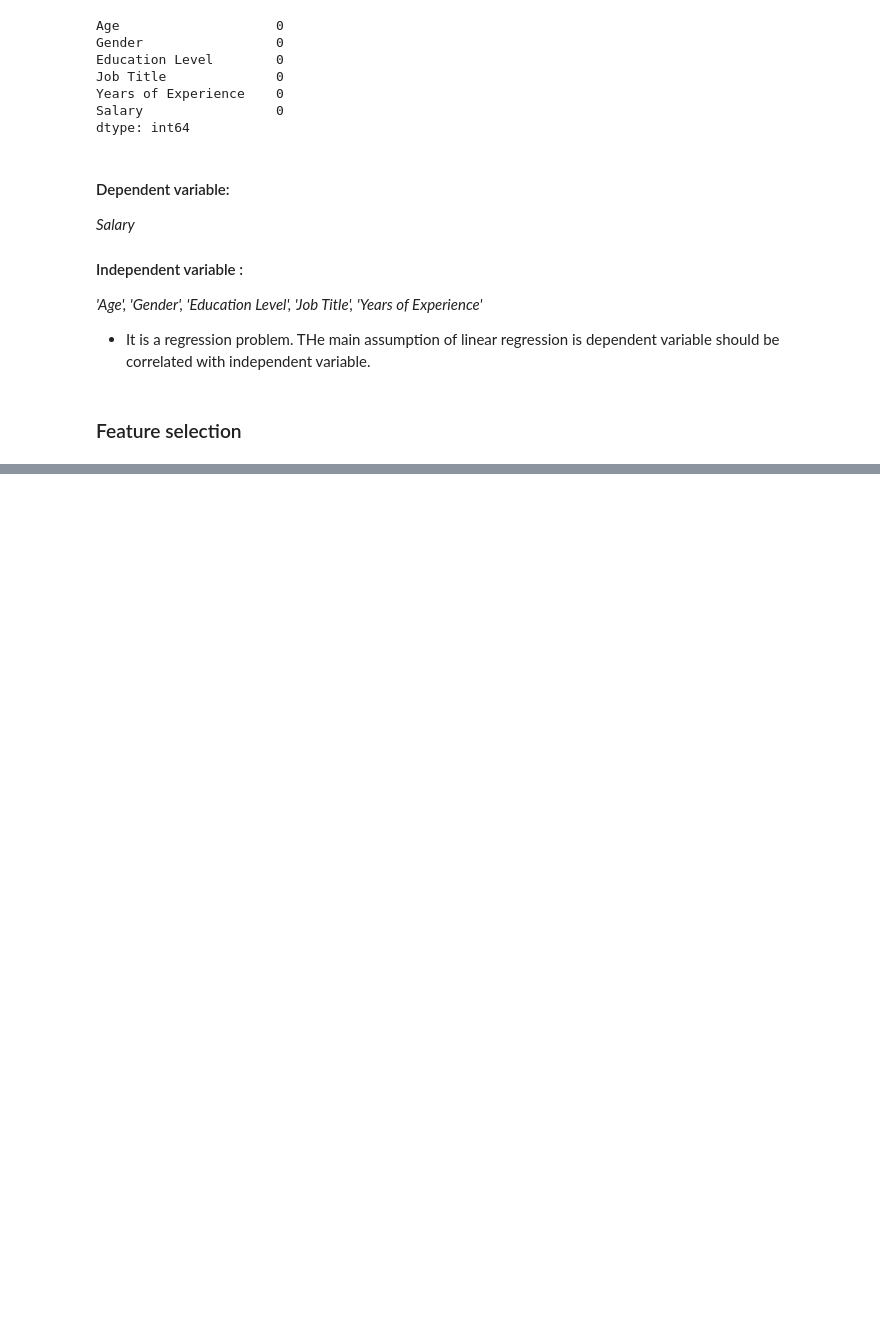
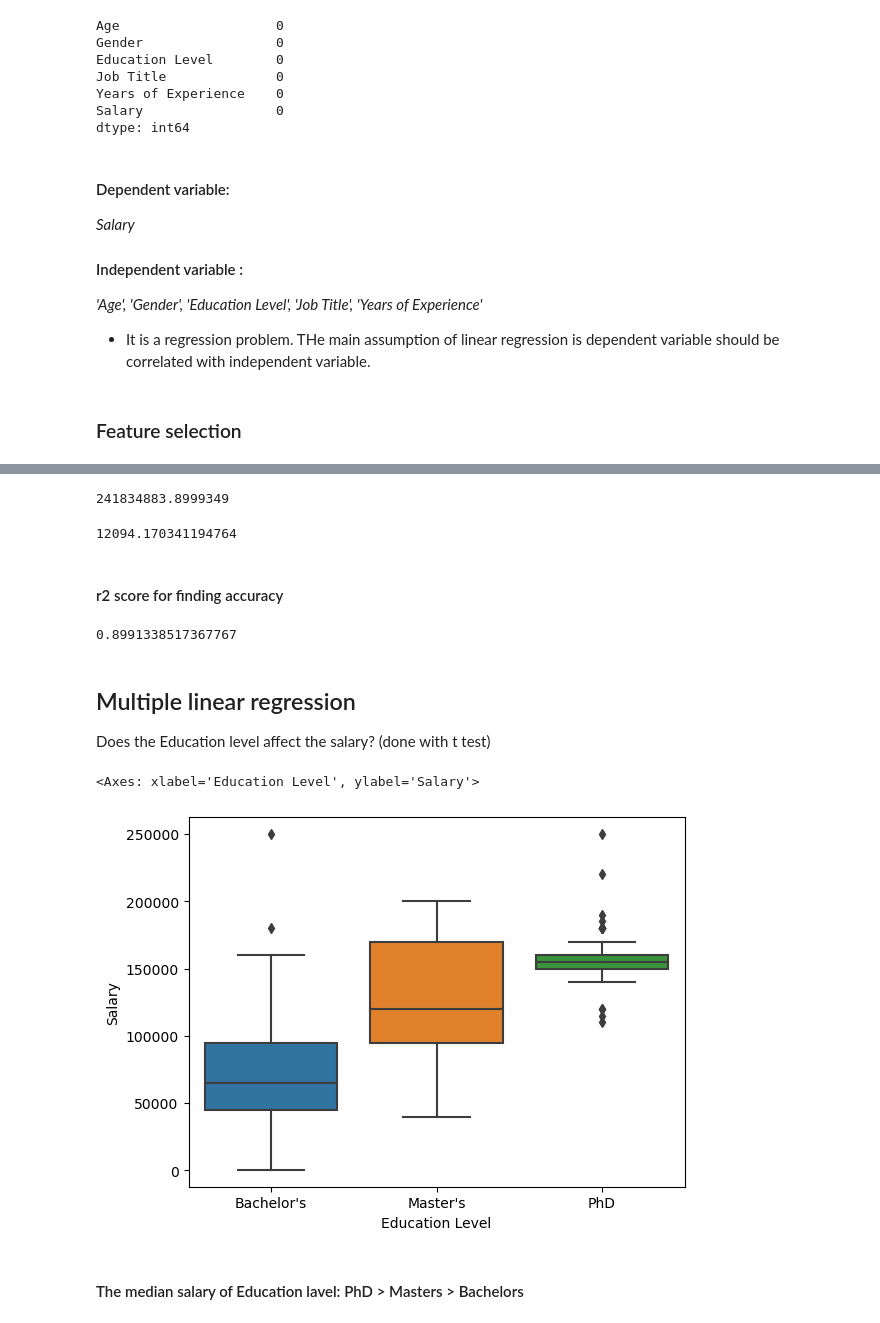
Before and after one commit to Sandeep-Poudel/Ai-Ml-bootcamp, a Jupyter notebook: IntroductionToLinearRegression.ipynb, the cells around one changed output, grey strips where cells are left out. Saved outputs shown, nothing was run; the diff lists cells and outputs as text; code cells hidden in the pictures; blank space fills up the shorter version.

Commit message:
Learned how to train and test a model

```diff
--- a/IntroductionToLinearRegression.ipynb
+++ b/IntroductionToLinearRegression.ipynb
@@ -201,0 +288,25 @@ dtype: int64
+# %%
+mean_squared_error(y_test, y_pred)
+# %% [output]
+241834883.8999349
+# %%
+mean_absolute_error(y_test, y_pred)
+# %% [output]
+12094.170341194764
+# %% [markdown]
+#### r2 score for finding accuracy
+# %%
+from sklearn.metrics import r2_score
+r2_score(y_test,y_pred)
+# %% [output]
+0.8991338517367767
+# %% [markdown]
+## Multiple linear regression
+Does the Education level affect the salary? (done with t test)
+# %%
+sns.boxplot(x='Education Level', y='Salary', data=df)
+# %% [output]
+<Axes: xlabel='Education Level', ylabel='Salary'>
+[figure, added]
+# %% [markdown]
+#### The median salary of Education lavel: PhD > Masters > Bachelors
```
Also changed, not shown: parts of 27 cells of this notebook.
